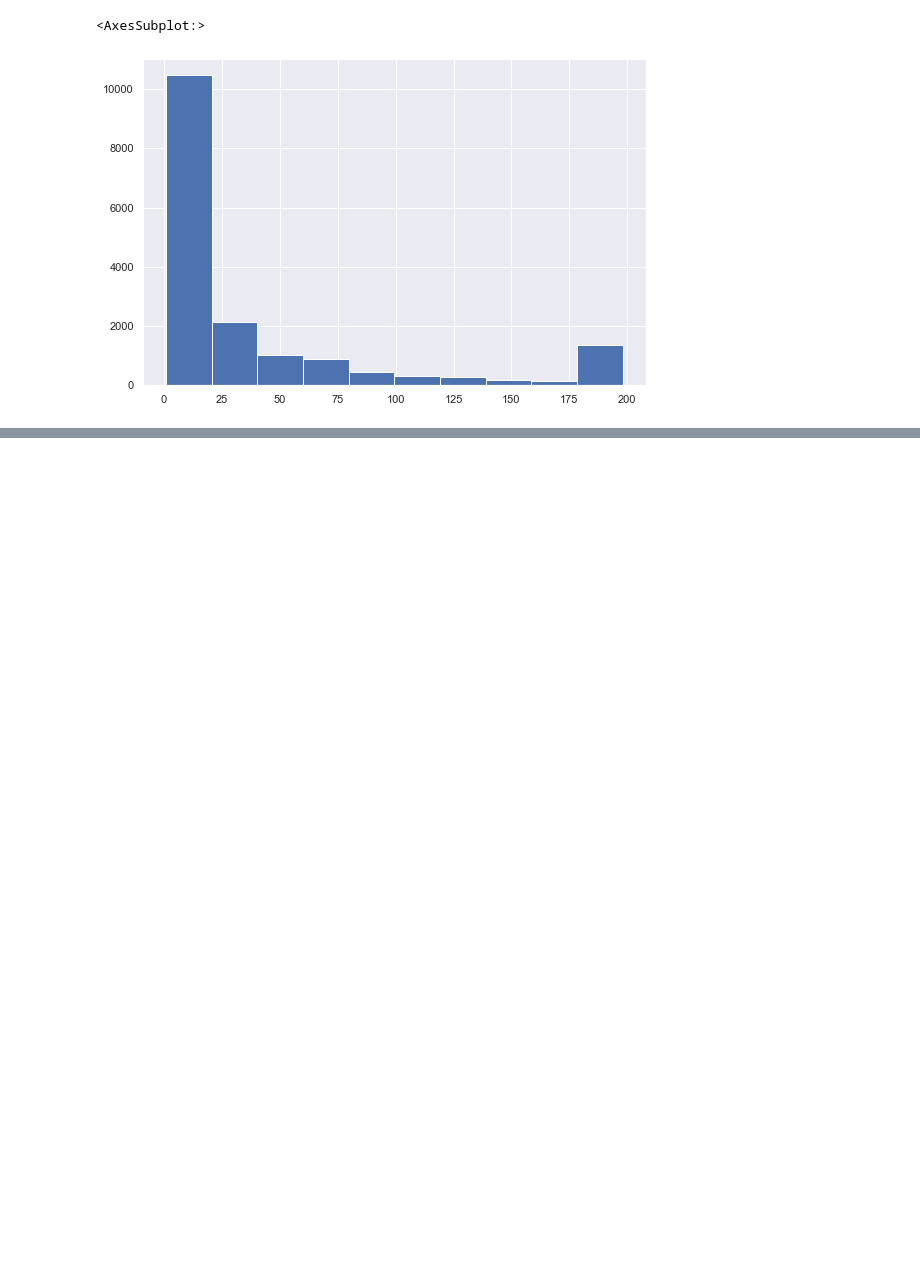
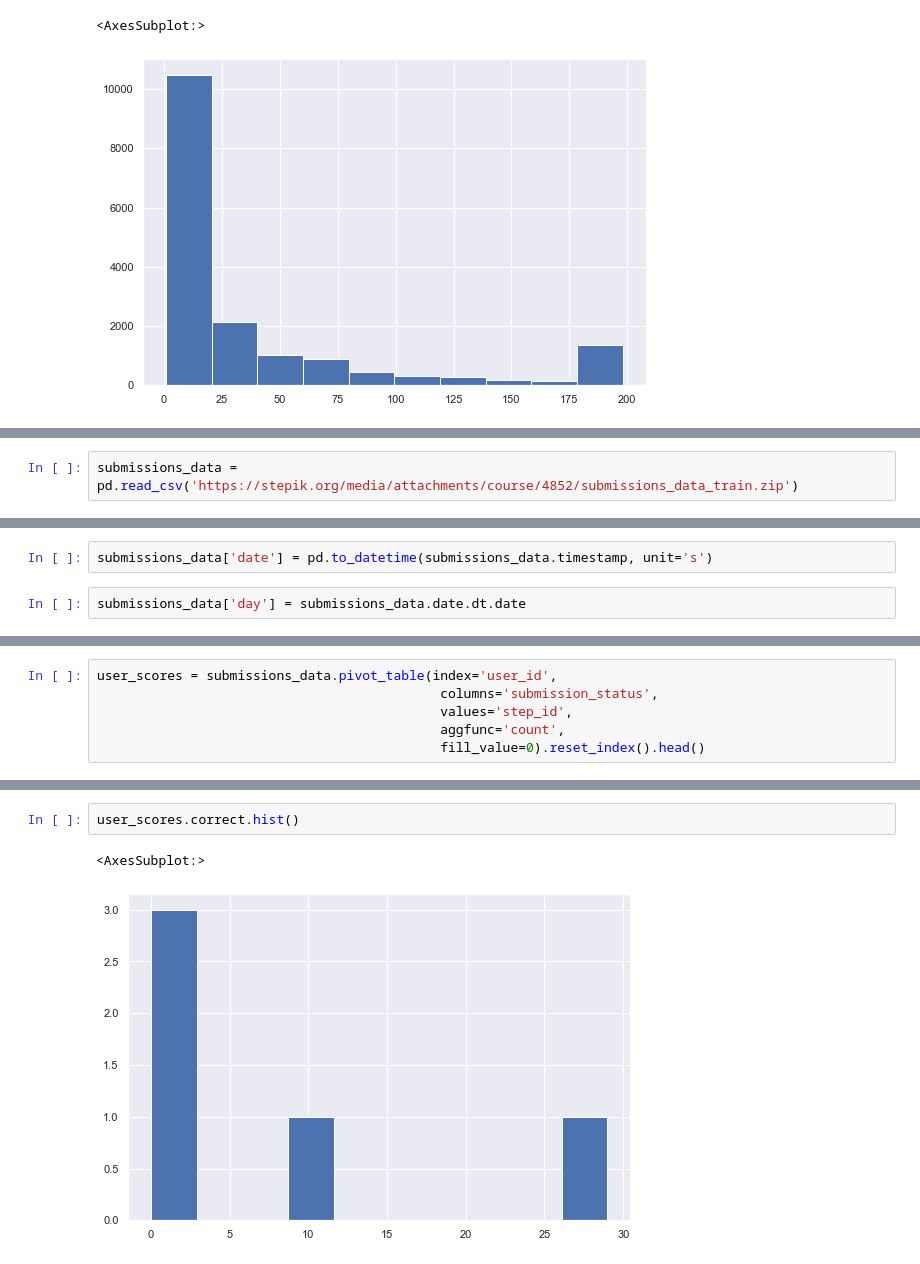
Before and after one commit to Accolyte42/Carpov_ML, a Jupyter notebook: Stepik ML consest.ipynb, the cells around one changed output, grey strips where cells are left out. Drawn from its saved outputs; the diff is of its cells as text; blank space fills up the shorter version.

```diff
--- a/Stepik ML consest.ipynb
+++ b/Stepik ML consest.ipynb
@@ -160,0 +212,2 @@ events_data[events_data.action == 'passed'] \
+# %%
+submissions_data = pd.read_csv('https://stepik.org/media/attachments/course/4852/submissions_data_train.zip')
@@ -160,0 +228,4 @@ events_data[events_data.action == 'passed'] \
+# %%
+submissions_data['date'] = pd.to_datetime(submissions_data.timestamp, unit='s')
+# %%
+submissions_data['day'] = submissions_data.date.dt.date
@@ -160,0 +248,6 @@ events_data[events_data.action == 'passed'] \
+# %%
+user_scores = submissions_data.pivot_table(index='user_id',
+                                            columns='submission_status',
+                                            values='step_id',
+                                            aggfunc='count',
+                                            fill_value=0).reset_index().head()
@@ -160,0 +263,5 @@ events_data[events_data.action == 'passed'] \
+# %%
+user_scores.correct.hist()
+# %% [output]
+<AxesSubplot:>
+[figure, added]
```
Also changed, not shown: parts of 11 cells of this notebook.
